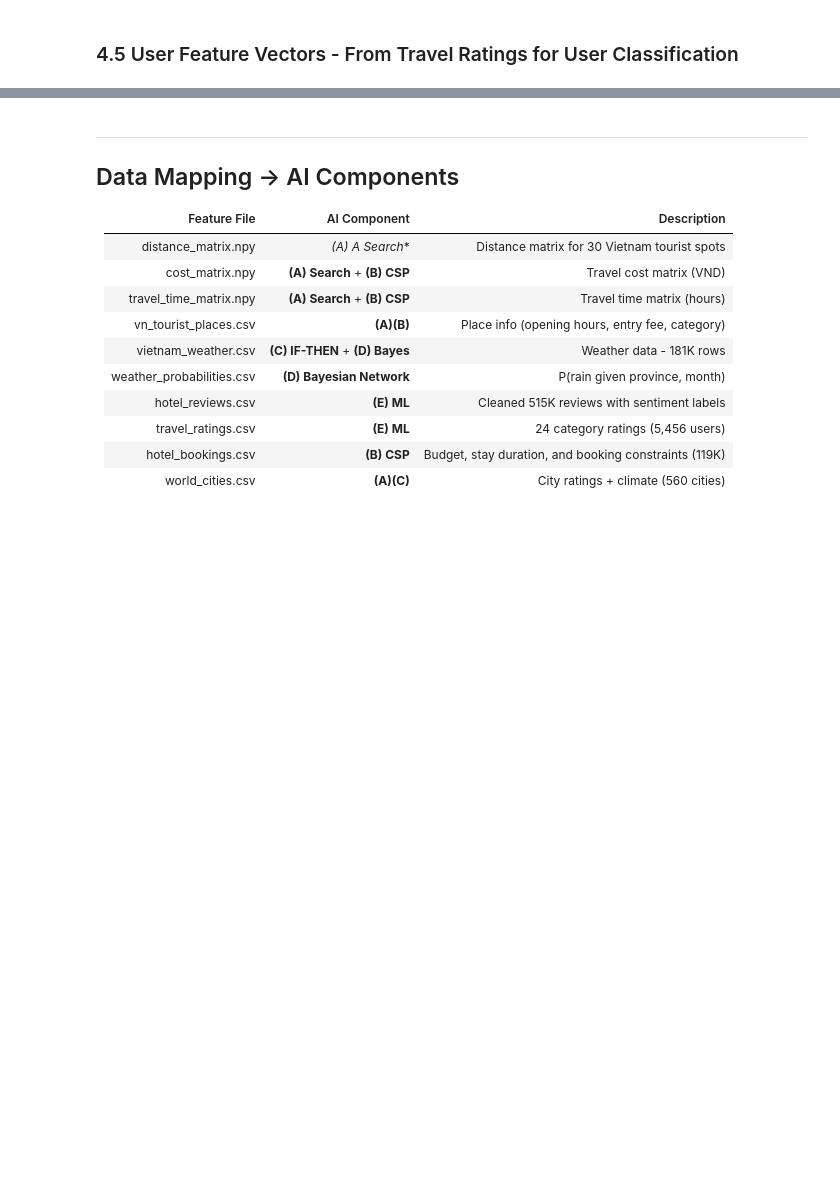
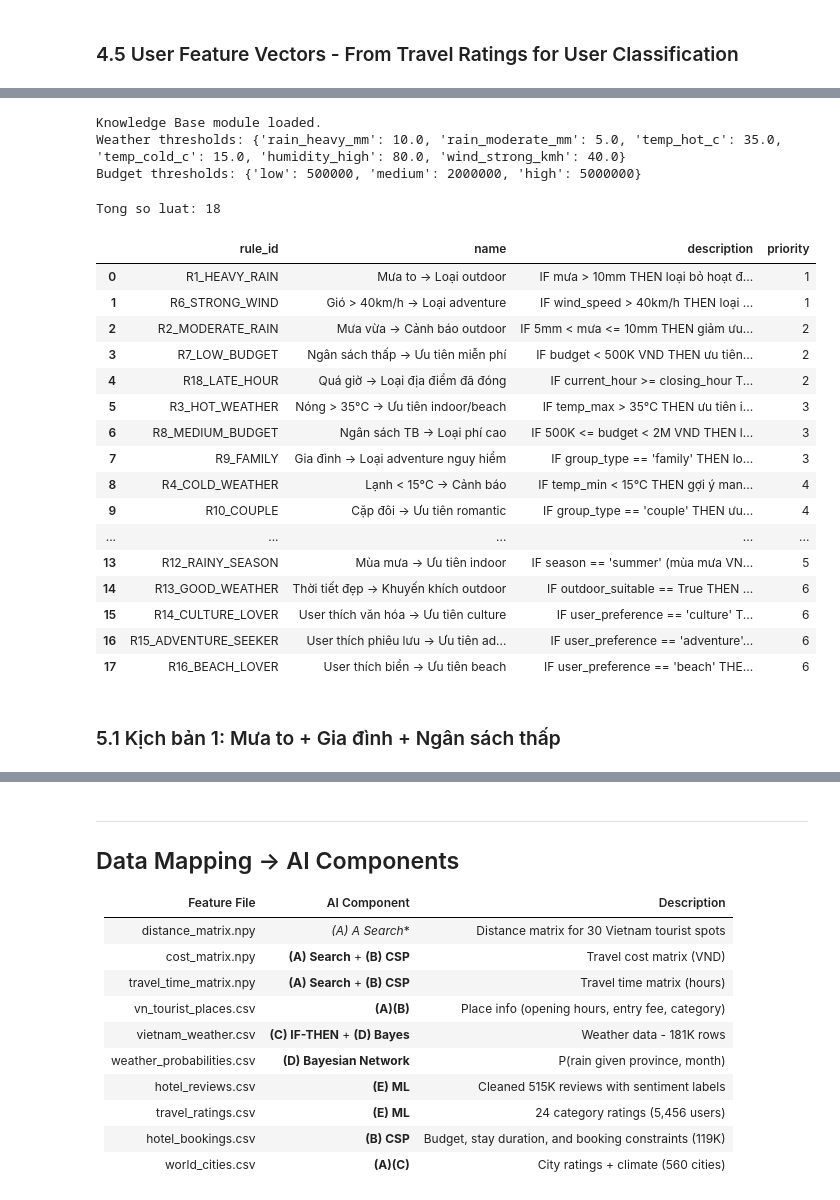
Before and after one commit to HieNguyen08/Introduction-AI-Assignment, a Jupyter notebook: notebooks/main_notebook.ipynb, the cells around one changed output, grey strips where cells are left out. Drawn from its saved outputs; the diff is of its cells as text; code cells hidden in the pictures; blank space fills up the shorter version.

```diff
--- a/notebooks/main_notebook.ipynb
+++ b/notebooks/main_notebook.ipynb
@@ -596,0 +950,42 @@ if 'cluster' in df_ratings.columns:
+# %%
+# Import Knowledge Base module
+from modules.knowledge_base import (
+    KnowledgeBase, Rule, create_context,
+    filter_places_by_weather, filter_places_full,
+    WEATHER_THRESHOLDS, BUDGET_THRESHOLDS,
+)
+
+print('Knowledge Base module loaded.')
+print(f'Weather thresholds: {WEATHER_THRESHOLDS}')
+print(f'Budget thresholds: {BUDGET_THRESHOLDS}')
+# %% [output]
+Knowledge Base module loaded.
+Weather thresholds: {'rain_heavy_mm': 10.0, 'rain_moderate_mm': 5.0, 'temp_hot_c': 35.0, 'temp_cold_c': 15.0, 'humidity_high': 80.0, 'wind_strong_kmh': 40.0}
+Budget thresholds: {'low': 500000, 'medium': 2000000, 'high': 5000000}
+# %%
+# Hien thi tat ca luat trong Knowledge Base
+kb = KnowledgeBase()
+rules_df = kb.get_all_rules_info()
+print(f'Tong so luat: {len(rules_df)}')
+rules_df
+# %% [output]
+Tong so luat: 18
+|  | rule_id | name | description | priority |
+| 0 | R1_HEAVY_RAIN | Mưa to → Loại outdoor | IF mưa > 10mm THEN loại bỏ hoạt đ... | 1 |
+| 1 | R6_STRONG_WIND | Gió > 40km/h → Loại adventure | IF wind_speed > 40km/h THEN loại ... | 1 |
+| 2 | R2_MODERATE_RAIN | Mưa vừa → Cảnh báo outdoor | IF 5mm < mưa <= 10mm THEN giảm ưu... | 2 |
+| 3 | R7_LOW_BUDGET | Ngân sách thấp → Ưu tiên miễn phí | IF budget < 500K VND THEN ưu tiên... | 2 |
+| 4 | R18_LATE_HOUR | Quá giờ → Loại địa điểm đã đóng | IF current_hour >= closing_hour T... | 2 |
+| 5 | R3_HOT_WEATHER | Nóng > 35°C → Ưu tiên indoor/beach | IF temp_max > 35°C THEN ưu tiên i... | 3 |
+| 6 | R8_MEDIUM_BUDGET | Ngân sách TB → Loại phí cao | IF 500K <= budget < 2M VND THEN l... | 3 |
+| 7 | R9_FAMILY | Gia đình → Loại adventure nguy hiểm | IF group_type == 'family' THEN lo... | 3 |
+| 8 | R4_COLD_WEATHER | Lạnh < 15°C → Cảnh báo | IF temp_min < 15°C THEN gợi ý man... | 4 |
+| 9 | R10_COUPLE | Cặp đôi → Ưu tiên romantic | IF group_type == 'couple' THEN ưu... | 4 |
+| ... | ... | ... | ... | ... |
+| 13 | R12_RAINY_SEASON | Mùa mưa → Ưu tiên indoor | IF season == 'summer' (mùa mưa VN... | 5 |
+| 14 | R13_GOOD_WEATHER | Thời tiết đẹp → Khuyến khích outdoor | IF outdoor_suitable == True THEN ... | 6 |
+| 15 | R14_CULTURE_LOVER | User thích văn hóa → Ưu tiên culture | IF user_preference == 'culture' T... | 6 |
+| 16 | R15_ADVENTURE_SEEKER | User thích phiêu lưu → Ưu tiên ad... | IF user_preference == 'adventure'... | 6 |
+| 17 | R16_BEACH_LOVER | User thích biển → Ưu tiên beach | IF user_preference == 'beach' THE... | 6 |
+# %% [markdown]
+### 5.1 Kịch bản 1: Mưa to + Gia đình + Ngân sách thấp
```
Also changed, not shown: parts of 54 cells of this notebook, 4 other files.
